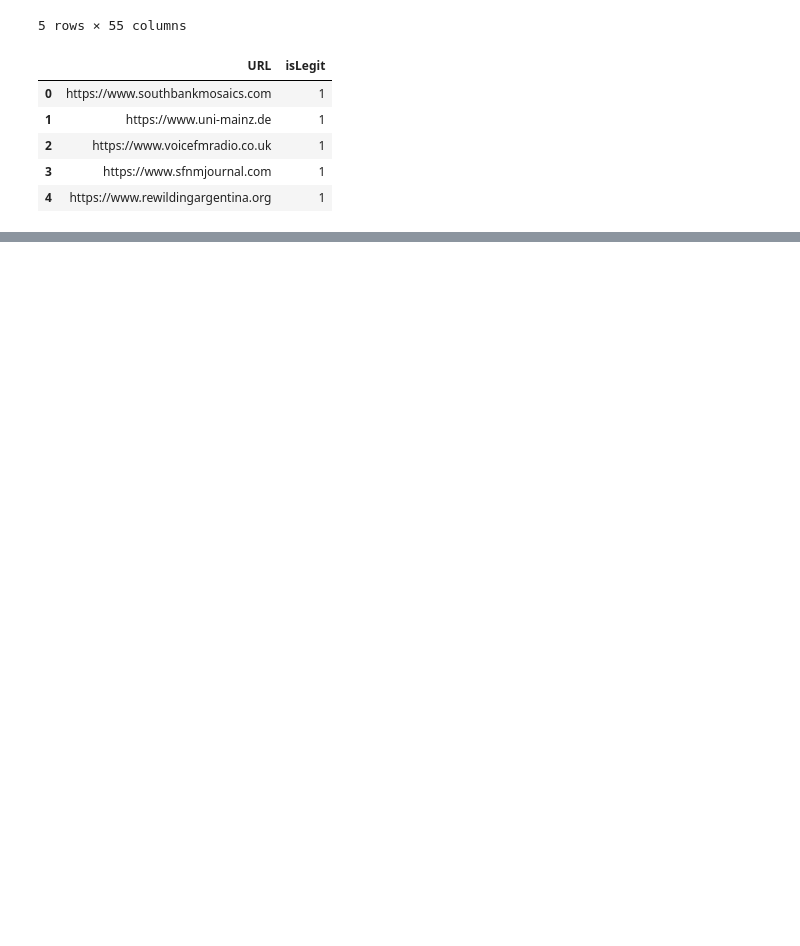
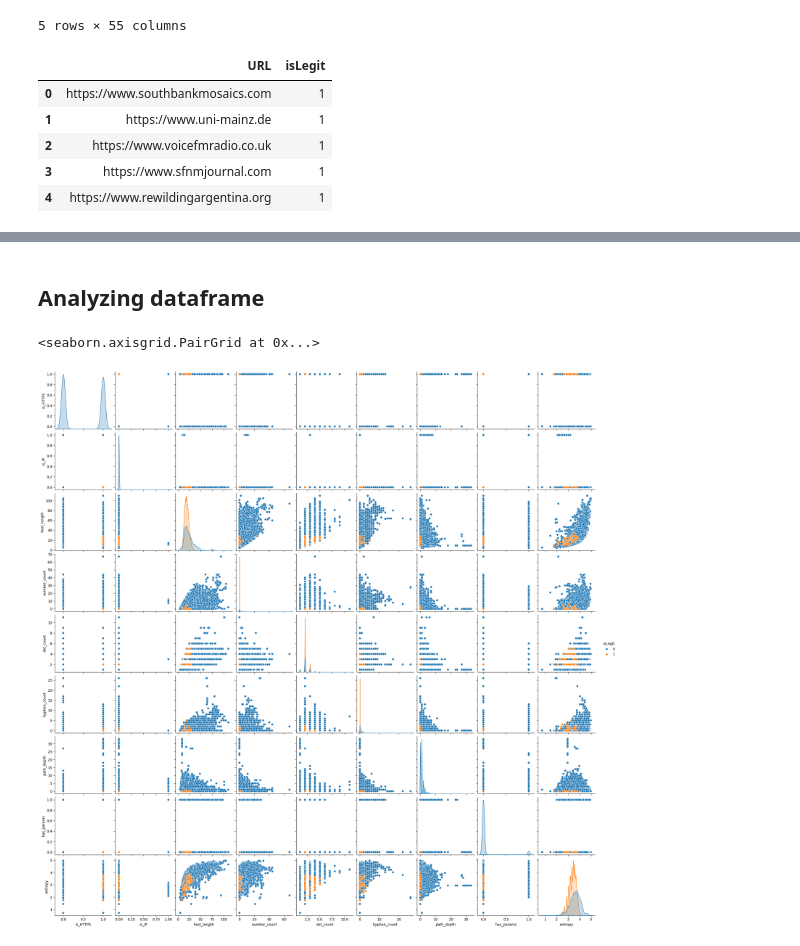
Before and after one commit to lassihi/Phishing-link-classifier, a Jupyter notebook: notebook/phishing-link-classifier.ipynb, the cells around one changed output, grey strips where cells are left out. Drawn from its saved outputs; the diff is of its cells as text; code cells hidden in the pictures; blank space fills up the shorter version.

```diff
--- a/notebook/phishing-link-classifier.ipynb
+++ b/notebook/phishing-link-classifier.ipynb
@@ -73,0 +101,5 @@ memory usage: 3.6 MB
+# %%
+# extract features into a datarframe
+details = [features.extract_features(url) for url in df["URL"]]
+df_features = pd.DataFrame(details)
+df_features.shape
@@ -73,0 +119,2 @@ memory usage: 3.6 MB
+# %%
+df = pd.concat([df, df_features], axis=1)
@@ -73,0 +130,10 @@ memory usage: 3.6 MB
+# %% [markdown]
+## Analyzing dataframe
+# %%
+# scatterplot
+import seaborn as sns
+
+sns.pairplot(df, kind="scatter", hue="isLegit")
+# %% [output]
+<seaborn.axisgrid.PairGrid at 0x...>
+[figure, added]
```
Also changed, not shown: parts of 35 cells of this notebook.
